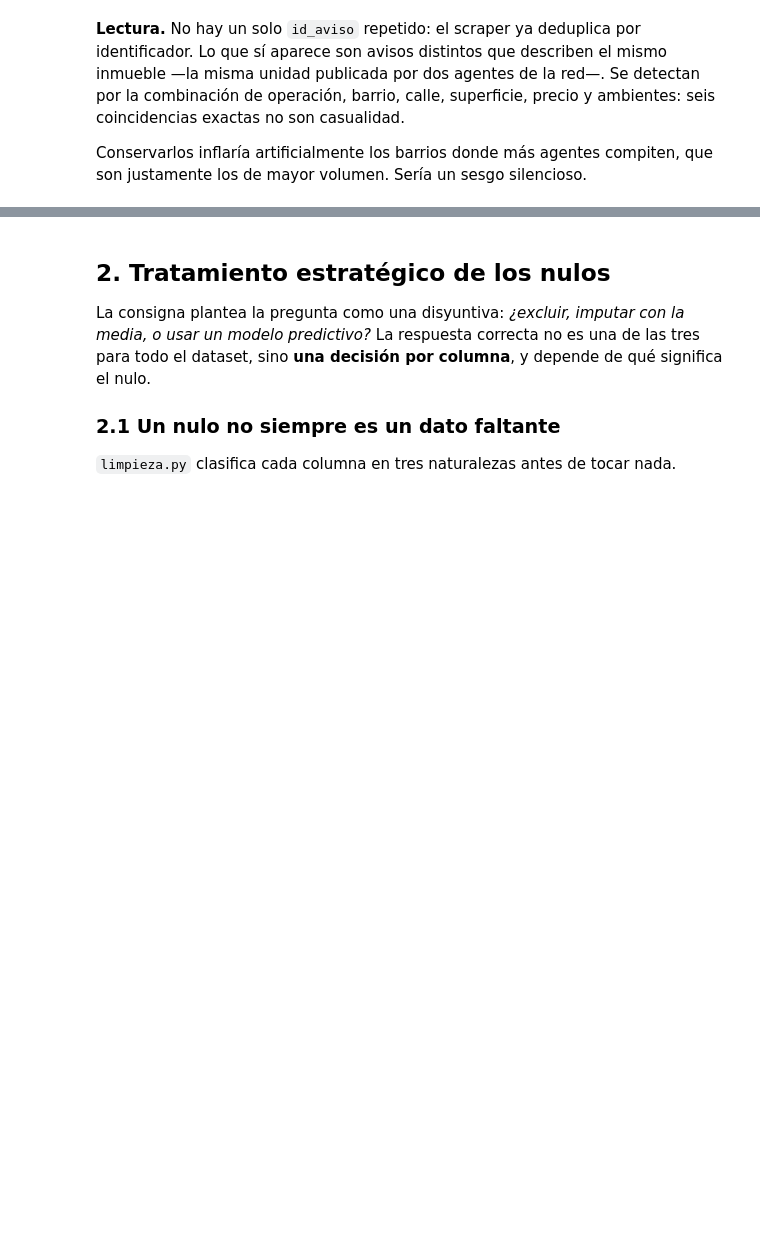
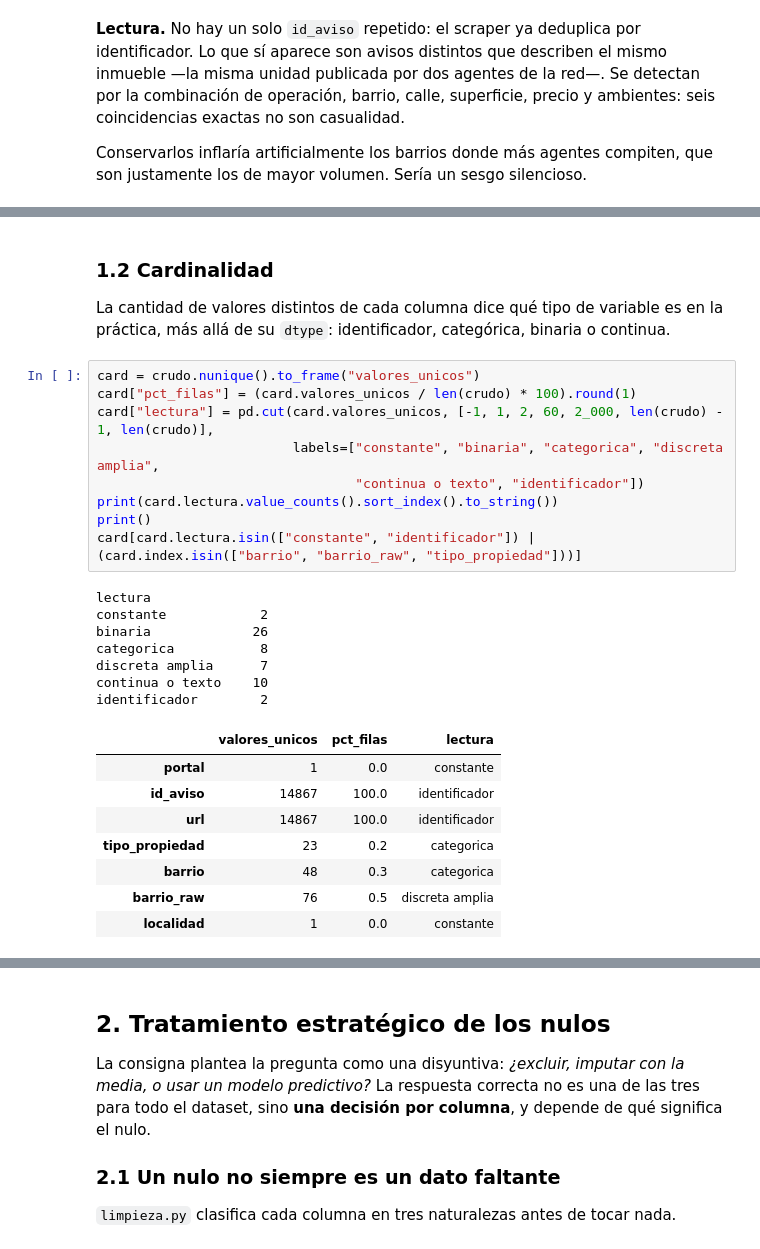
Before and after one commit to NicolasCaveda/Analitica_descriptiva, a Jupyter notebook: Entrega 2/notebooks/01_limpieza_y_calidad.ipynb, the cells around one changed output, grey strips where cells are left out. Drawn from its saved outputs; the diff is of its cells as text; blank space fills up the shorter version.

```diff
--- a/Entrega 2/notebooks/01_limpieza_y_calidad.ipynb
+++ b/Entrega 2/notebooks/01_limpieza_y_calidad.ipynb
@@ -104,0 +169,30 @@ justamente los de mayor volumen. Sería un sesgo silencioso.
+# %% [markdown]
+### 1.2 Cardinalidad
+
+La cantidad de valores distintos de cada columna dice qué tipo de variable es en la
+práctica, más allá de su `dtype`: identificador, categórica, binaria o continua.
+# %%
+card = crudo.nunique().to_frame("valores_unicos")
+card["pct_filas"] = (card.valores_unicos / len(crudo) * 100).round(1)
+card["lectura"] = pd.cut(card.valores_unicos, [-1, 1, 2, 60, 2_000, len(crudo) - 1, len(crudo)],
+                         labels=["constante", "binaria", "categorica", "discreta amplia",
+                                 "continua o texto", "identificador"])
+print(card.lectura.value_counts().sort_index().to_string())
+print()
+card[card.lectura.isin(["constante", "identificador"]) | (card.index.isin(["barrio", "barrio_raw", "tipo_propiedad"]))]
+# %% [output]
+lectura
+constante            2
+binaria             26
+categorica           8
+discreta amplia      7
+continua o texto    10
+identificador        2
+|  | valores_unicos | pct_filas | lectura |
+| portal | 1 | 0.0 | constante |
+| id_aviso | 14867 | 100.0 | identificador |
+| url | 14867 | 100.0 | identificador |
+| tipo_propiedad | 23 | 0.2 | categorica |
+| barrio | 48 | 0.3 | categorica |
+| barrio_raw | 76 | 0.5 | discreta amplia |
+| localidad | 1 | 0.0 | constante |
```
Also changed, not shown: parts of 21 cells of this notebook, 56 other files.
